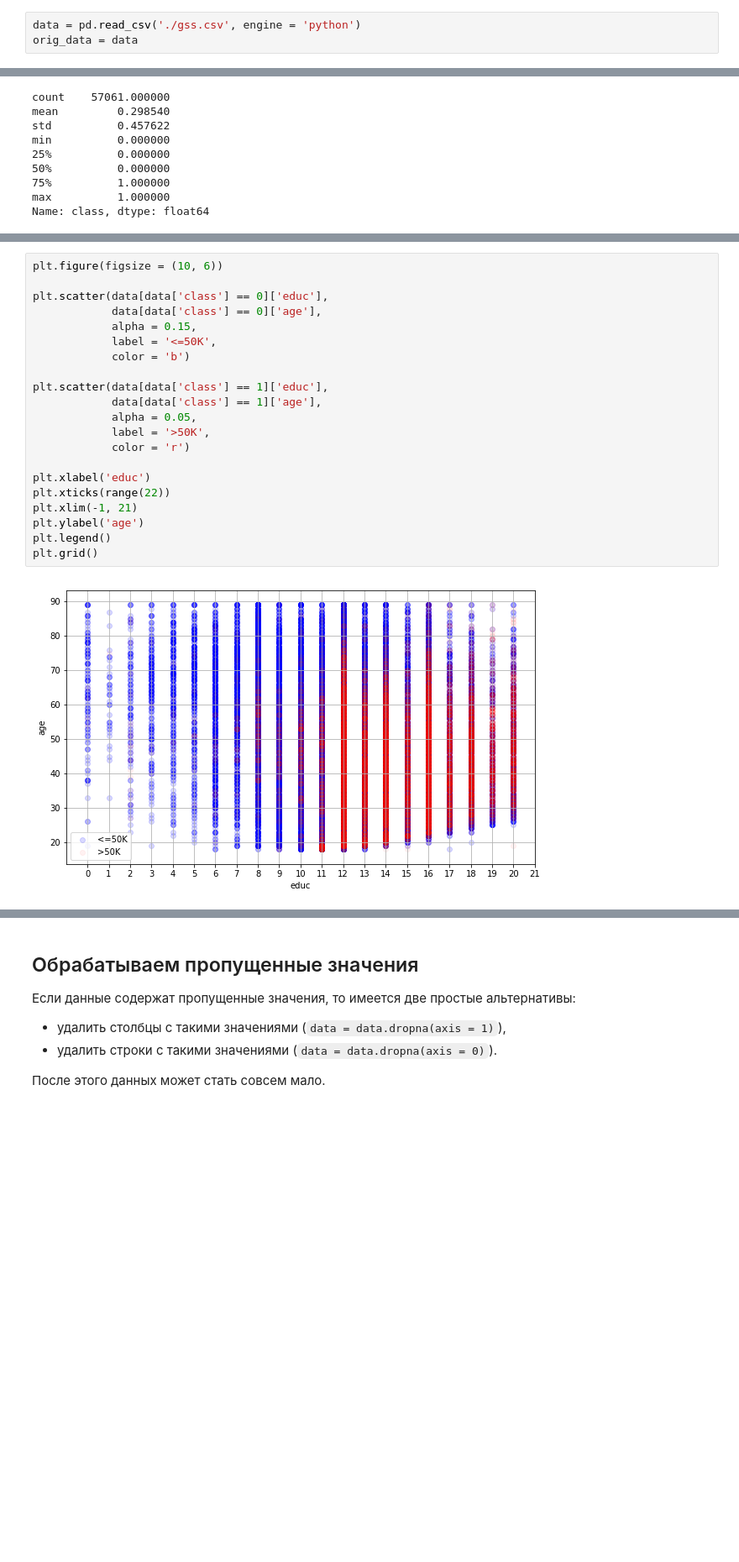
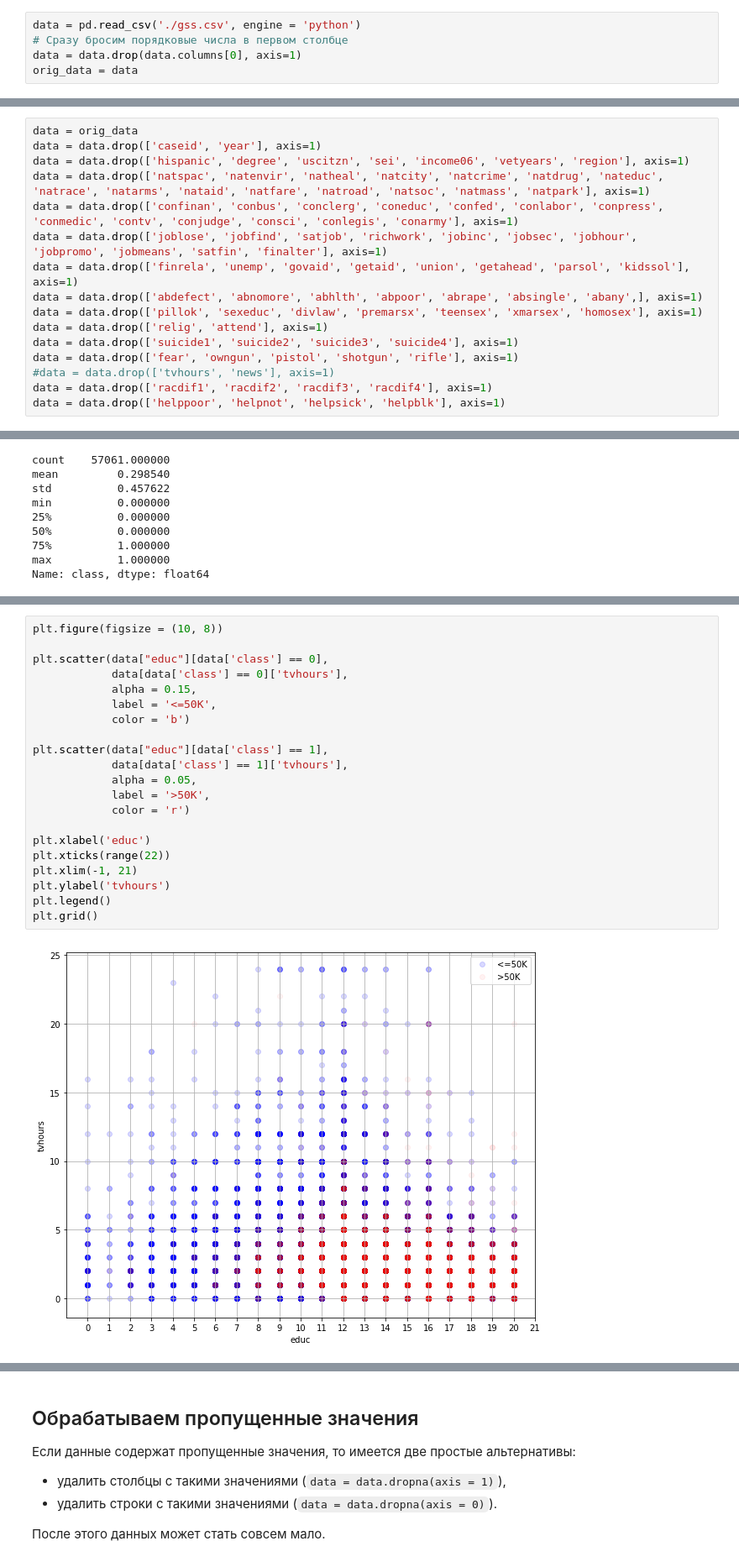
Before and after one commit to kormang/MachineLearningCourseProject, a Jupyter notebook: gss.ipynb, the cells around one changed output, grey strips where cells are left out. Shown at 84% size. Drawn from its saved outputs; the diff is of its cells as text; blank space fills up the shorter version.

```diff
--- a/gss.ipynb
+++ b/gss.ipynb
@@ -15,6 +23,8 @@ import pandas as pd
 %matplotlib inline
 # %%
 data = pd.read_csv('./gss.csv', engine = 'python')
+# Сразу бросим порядковые числа в первом столбце
+data = data.drop(data.columns[0], axis=1)
 orig_data = data
 # %%
 type(data)
@@ -155,0 +136,16 @@ data[['degree', 'educ']].head()
+# %%
+data = orig_data
+data = data.drop(['caseid', 'year'], axis=1)
+data = data.drop(['hispanic', 'degree', 'uscitzn', 'sei', 'income06', 'vetyears', 'region'], axis=1)
+data = data.drop(['natspac', 'natenvir', 'natheal', 'natcity', 'natcrime', 'natdrug', 'nateduc', 'natrace', 'natarms', 'nataid', 'natfare', 'natroad', 'natsoc', 'natmass', 'natpark'], axis=1)
+data = data.drop(['confinan', 'conbus', 'conclerg', 'coneduc', 'confed', 'conlabor', 'conpress', 'conmedic', 'contv', 'conjudge', 'consci', 'conlegis', 'conarmy'], axis=1)
+data = data.drop(['joblose', 'jobfind', 'satjob', 'richwork', 'jobinc', 'jobsec', 'jobhour', 'jobpromo', 'jobmeans', 'satfin', 'finalter'], axis=1)
+data = data.drop(['finrela', 'unemp', 'govaid', 'getaid', 'union', 'getahead', 'parsol', 'kidssol'], axis=1)
+data = data.drop(['abdefect', 'abnomore', 'abhlth', 'abpoor', 'abrape', 'absingle', 'abany',], axis=1)
+data = data.drop(['pillok', 'sexeduc', 'divlaw', 'premarsx', 'teensex', 'xmarsex', 'homosex'], axis=1)
+data = data.drop(['relig', 'attend'], axis=1)
+data = data.drop(['suicide1', 'suicide2', 'suicide3', 'suicide4'], axis=1)
+data = data.drop(['fear', 'owngun', 'pistol', 'shotgun', 'rifle'], axis=1)
+#data = data.drop(['tvhours', 'news'], axis=1)
+data = data.drop(['racdif1', 'racdif2', 'racdif3', 'racdif4'], axis=1)
+data = data.drop(['helppoor', 'helpnot', 'helpsick', 'helpblk'], axis=1)
@@ -234,23 +263,23 @@ Name: class, dtype: float64
 # %%
-plt.figure(figsize = (10, 6))
+plt.figure(figsize = (10, 8))
 
-plt.scatter(data[data['class'] == 0]['educ'],
-            data[data['class'] == 0]['age'],
+plt.scatter(data["educ"][data['class'] == 0],
+            data[data['class'] == 0]['tvhours'],
             alpha = 0.15,
             label = '<=50K',
             color = 'b')
 
-plt.scatter(data[data['class'] == 1]['educ'],
-            data[data['class'] == 1]['age'],
+plt.scatter(data["educ"][data['class'] == 1],
+            data[data['class'] == 1]['tvhours'],
             alpha = 0.05,
             label = '>50K',
             color = 'r')
 
 plt.xlabel('educ')
 plt.xticks(range(22))
 plt.xlim(-1, 21)
-plt.ylabel('age')
+plt.ylabel('tvhours')
 plt.legend()
 plt.grid()
 # %% [output]
-[figure, old version]
+[figure, new version]
```
Also changed, not shown: parts of 103 cells of this notebook.
